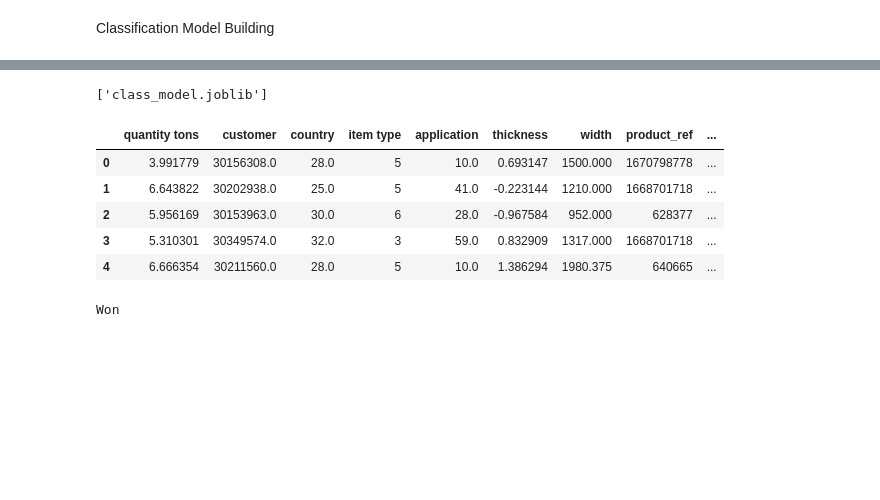
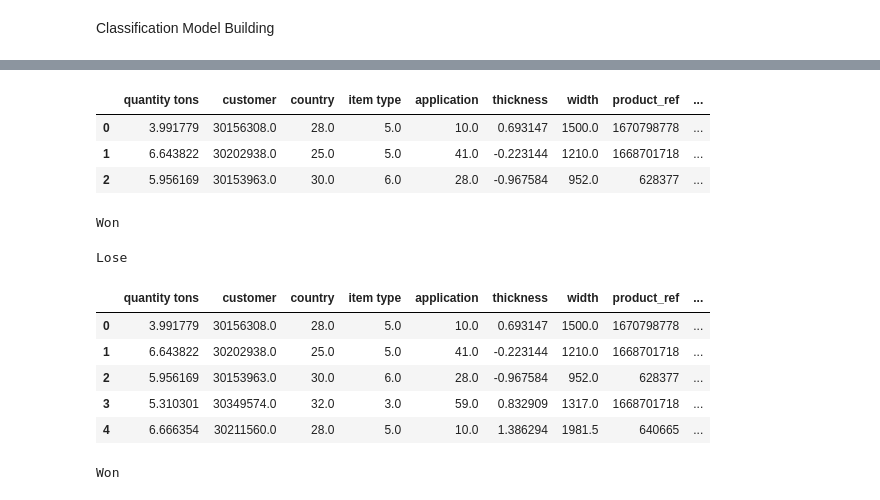
Before and after one commit to Sugumar-B/IndustrialCopperModeling, a Jupyter notebook: copper_modeling.ipynb, the cells around one changed output, grey strips where cells are left out. Cells and saved outputs as stored; diff of their text form; code cells hidden in the pictures; blank space fills up the shorter version.

```diff
--- a/copper_modeling.ipynb
+++ b/copper_modeling.ipynb
@@ -441,0 +314,20 @@ np.float64(958.8999888399321)
+# %%
+# Using IQR and clip() methods to handle the outliers and add a new column of dataframe
+
+df2 = df1.copy()
+
+def removing_outlier(df2, column):
+    iqr = df2[column].quantile(0.75) - df2[column].quantile(0.25)
+    upper_threshold = df2[column].quantile(0.75) + (1.5*iqr)
+    lower_threshold = df2[column].quantile(0.25) - (1.5*iqr)
+    df2[column] = df2[column].clip(lower_threshold, upper_threshold)
+
+
+# (Ex: lower threshold = 5 and upper threshold = 20)
+# above upper threshold values (>20) are converted to upper threshold value (20) in features
+# below lower threshold values (<5)  are converted to lower threshold value (5)  in features
+
+removing_outlier(df2, 'quantity tons')
+removing_outlier(df2, 'thickness')
+removing_outlier(df2, 'selling_price')
+removing_outlier(df2, 'width')
@@ -441,0 +364,2 @@ np.float64(958.8999888399321)
+# %%
+df_final = df2.copy()
@@ -450,4 +536,4 @@ from sklearn.ensemble import GradientBoostingClassifier
 # %%
-df_status_pred = df_selling_price.copy()
+df_status_pred = df_final.copy()
 df_status_pred.head(3)
 # %% [output]
@@ -546,0 +558,7 @@ Maximum accuracy score: 0.9370 achieved by RandomForest classifier.
+# %%
+# in status feature, the 'Won' and 'Lost' value difference is very high. So we need to oversampling to reduce the difference
+
+x = df_status_pred.drop(["status",'item_date', 'delivery date'],axis=1)
+y = df_status_pred['status']
+
+x_new, y_new = SMOTETomek().fit_resample(x,y)
@@ -564 +684,28 @@ weighted avg       0.93      0.93      0.93     15043
+# %%
+x_new.head(3)
+# %% [output]
+|  | quantity tons | customer | country | item type | application | thickness | width | product_ref | ... |
+| 0 | 3.991779 | 30156308.0 | 28.0 | 5.0 | 10.0 | 0.693147 | 1500.0 | 1670798778 | ... |
+| 1 | 6.643822 | 30202938.0 | 25.0 | 5.0 | 41.0 | -0.223144 | 1210.0 | 1668701718 | ... |
+| 2 | 5.956169 | 30153963.0 | 30.0 | 6.0 | 28.0 | -0.967584 | 952.0 | 628377 | ... |
+# %%
+# pass the user data manually to check the prediction of status of model
+
+user_data = np.array([[5.95,30153963, 30, 6, 28,-0.96,952,628377,6.46]])
+y_p = model.predict(user_data)
+if y_p[0] == 1:
+    print('Won')
+else:
+    print('Lose')
+# %% [output]
+Won
+# %%
+user_data = np.array([[2.2,30223403, 78, 5, 10,0, 1500, 1668701718, 7.13]])
+y_p = model.predict(user_data)
+if y_p[0] == 1:
+    print('Won')
+else:
+    print('Lose')
+# %% [output]
+Lose
 # %%
@@ -565,17 +714,12 @@ weighted avg       0.93      0.93      0.93     15043
 with open('classification_model.pkl', 'wb') as f:
     pickle.dump(model, f)
-# %%
-from joblib import dump, load
-dump(model, 'class_model.joblib')
-# %% [output]
-['class_model.joblib']
 # %%
-x2.head(5)
+x_new.head(5)
 # %% [output]
 |  | quantity tons | customer | country | item type | application | thickness | width | product_ref | ... |
-| 0 | 3.991779 | 30156308.0 | 28.0 | 5 | 10.0 | 0.693147 | 1500.000 | 1670798778 | ... |
-| 1 | 6.643822 | 30202938.0 | 25.0 | 5 | 41.0 | -0.223144 | 1210.000 | 1668701718 | ... |
-| 2 | 5.956169 | 30153963.0 | 30.0 | 6 | 28.0 | -0.967584 | 952.000 | 628377 | ... |
-| 3 | 5.310301 | 30349574.0 | 32.0 | 3 | 59.0 | 0.832909 | 1317.000 | 1668701718 | ... |
-| 4 | 6.666354 | 30211560.0 | 28.0 | 5 | 10.0 | 1.386294 | 1980.375 | 640665 | ... |
+| 0 | 3.991779 | 30156308.0 | 28.0 | 5.0 | 10.0 | 0.693147 | 1500.0 | 1670798778 | ... |
+| 1 | 6.643822 | 30202938.0 | 25.0 | 5.0 | 41.0 | -0.223144 | 1210.0 | 1668701718 | ... |
+| 2 | 5.956169 | 30153963.0 | 30.0 | 6.0 | 28.0 | -0.967584 | 952.0 | 628377 | ... |
+| 3 | 5.310301 | 30349574.0 | 32.0 | 3.0 | 59.0 | 0.832909 | 1317.0 | 1668701718 | ... |
+| 4 | 6.666354 | 30211560.0 | 28.0 | 5.0 | 10.0 | 1.386294 | 1981.5 | 640665 | ... |
 # %%
```
Also changed, not shown: parts of 83 cells of this notebook, 1 other file.
